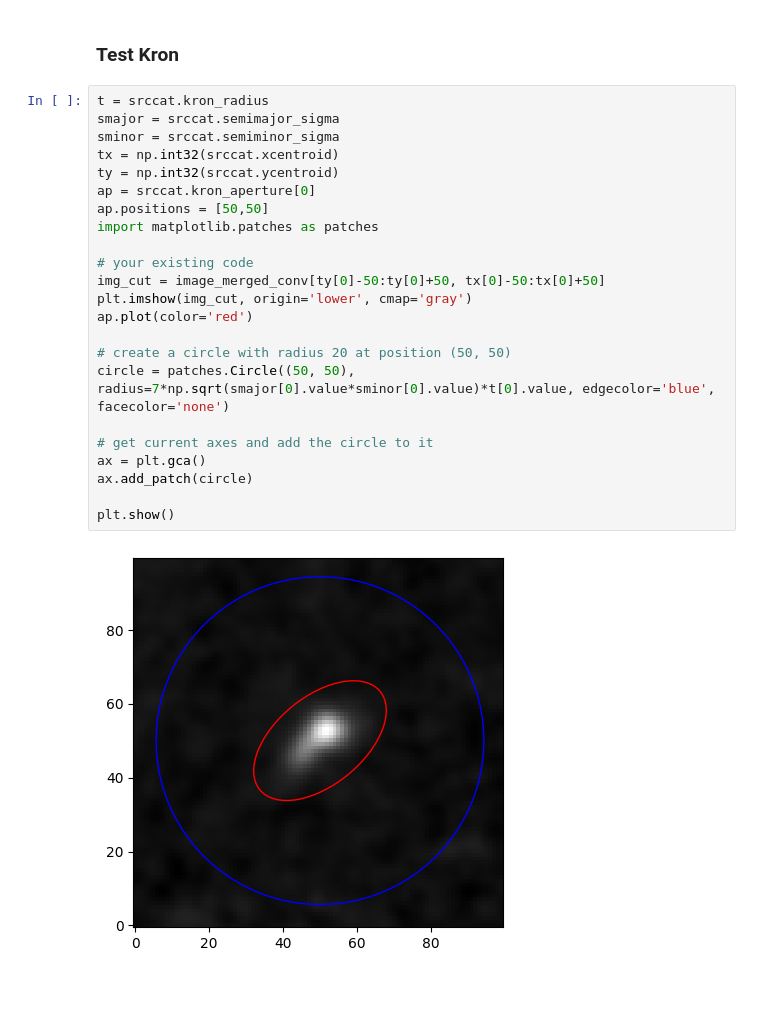
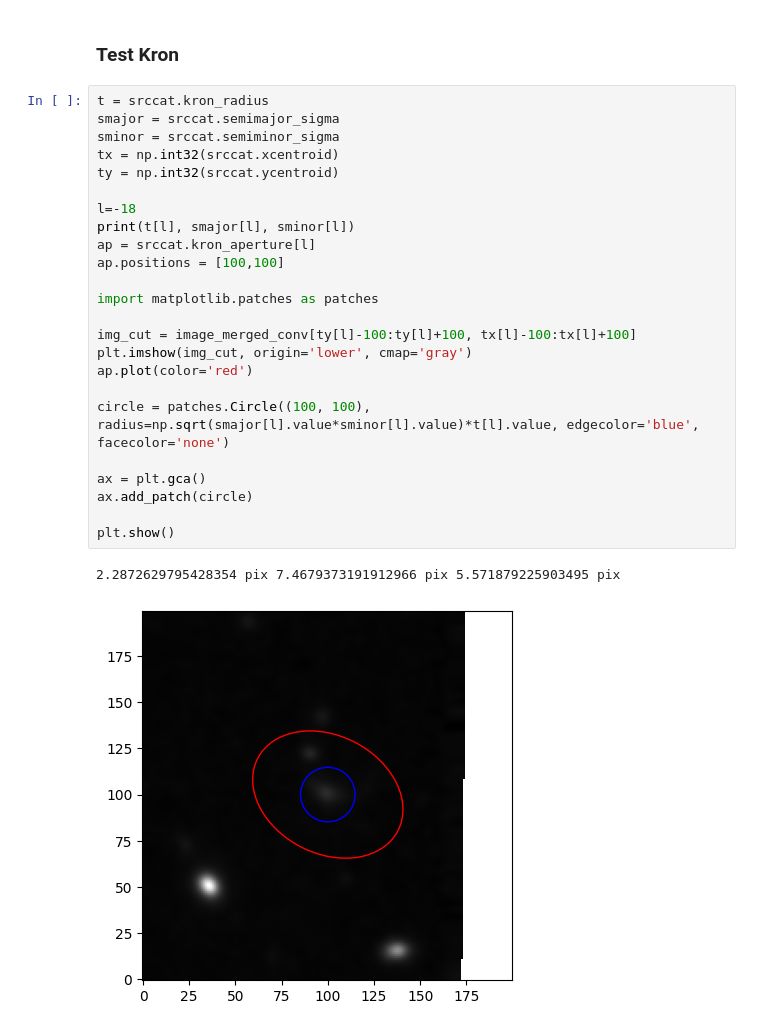
Before and after one commit to Cereal137/GalfitModified, a Jupyter notebook: 2prephot.ipynb, the cells around one changed output. Drawn from its saved outputs; the diff is of its cells as text; blank space fills up the shorter version.

```diff
--- a/2prephot.ipynb
+++ b/2prephot.ipynb
@@ -219,25 +224,27 @@ No.    Name      Ver    Type      Cards   Dimensions   Format
 # %%
 t = srccat.kron_radius
 smajor = srccat.semimajor_sigma
 sminor = srccat.semiminor_sigma
 tx = np.int32(srccat.xcentroid)
 ty = np.int32(srccat.ycentroid)
-ap = srccat.kron_aperture[0]
-ap.positions = [50,50]
+
+l=-18
+print(t[l], smajor[l], sminor[l])
+ap = srccat.kron_aperture[l]
+ap.positions = [100,100]
+
 import matplotlib.patches as patches
 
-# your existing code
-img_cut = image_merged_conv[ty[0]-50:ty[0]+50, tx[0]-50:tx[0]+50]
+img_cut = image_merged_conv[ty[l]-100:ty[l]+100, tx[l]-100:tx[l]+100]
 plt.imshow(img_cut, origin='lower', cmap='gray')
 ap.plot(color='red')
 
-# create a circle with radius 20 at position (50, 50)
-circle = patches.Circle((50, 50), radius=7*np.sqrt(smajor[0].value*sminor[0].value)*t[0].value, edgecolor='blue', facecolor='none')
+circle = patches.Circle((100, 100), radius=np.sqrt(smajor[l].value*sminor[l].value)*t[l].value, edgecolor='blue', facecolor='none')
 
-# get current axes and add the circle to it
 ax = plt.gca()
 ax.add_patch(circle)
 
 plt.show()
 # %% [output]
+2.2872629795428354 pix 7.4679373191912966 pix 5.571879225903495 pix
-[figure, old version]
+[figure, new version]
```
Also changed, not shown: parts of 9 cells of this notebook, 11 other files.
